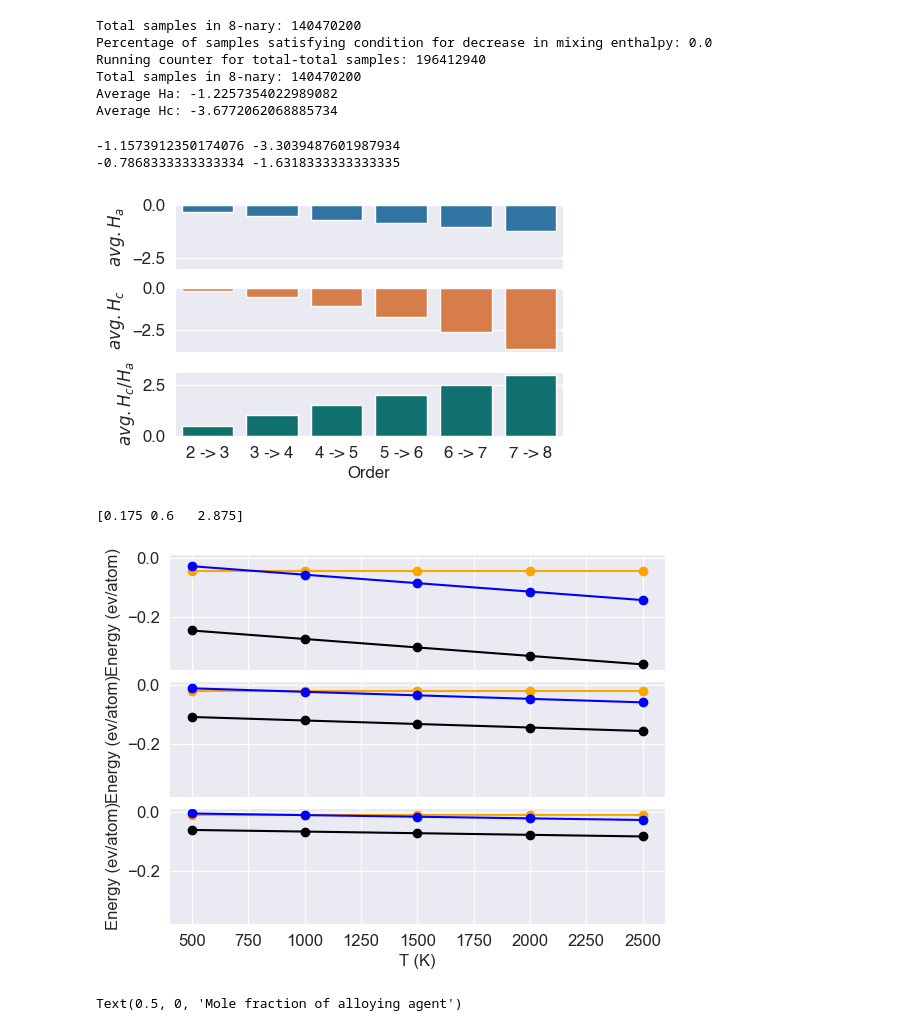
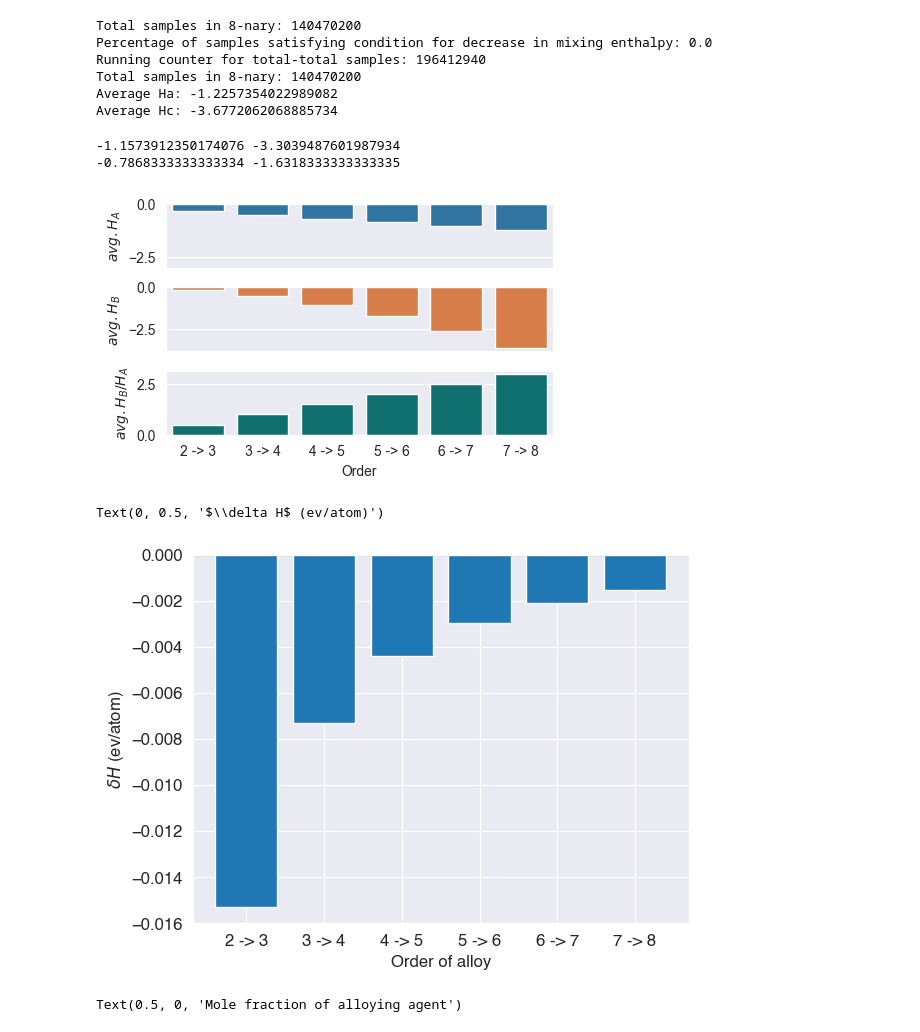
Before and after one commit to Pravanop/mixing-enthalpy, a Jupyter notebook: far_heaa/src/far_heaa/high_throughput/ha_hc.ipynb, the cells around one changed output. Cells and saved outputs as stored; diff of their text form; code cells hidden in the pictures.

Commit message:
alloying updates

```diff
--- a/far_heaa/src/far_heaa/high_throughput/ha_hc.ipynb
+++ b/far_heaa/src/far_heaa/high_throughput/ha_hc.ipynb
@@ -177,9 +172,9 @@ sns.barplot(x=x, y=hc, ax=ax[1], color="#EE7733")  # Orange
 sns.barplot(x=x, y=[i / j for i, j in zip(hc, ha)], ax=ax[2], color="#008080")  # Teal
 
 # Set labels
-ax[0].set_ylabel('$avg. H_a$')
-ax[1].set_ylabel('$avg. H_c$')
-ax[2].set_ylabel('$avg. H_c/H_a$')
+ax[0].set_ylabel('$avg. H_A$')
+ax[1].set_ylabel('$avg. H_B$')
+ax[2].set_ylabel('$avg. H_B/H_A$')
 ax[2].set_xticks(x)
 ax[0].set_ylim(-3, 0)
 plt.xlabel('Order')
@@ -194,31 +189,35 @@ plt.show()
 # %% [output]
 -1.1573912350174076 -3.3039487601987934
 -0.7868333333333334 -1.6318333333333335
-[figure, old version]
+[figure, new version]
 # %%
-fig, ax = plt.subplots(3, 1, sharex=True, sharey=True)
-
-n = np.array([2, 4, 8])
+# fig, ax = plt.subplots(3, 1, sharex=True, sharey=True)
+x = [f'{i} -> {i+1}' for i in range(2, 8)]
+n = np.array([2, 3, 4, 5, 6, 7])
 low_entropy = -0.5
 mid_entropy = -1
 high_entropy = -2.5
-ratios = np.array([low_entropy, mid_entropy, high_entropy])
-ha = np.array([-0.35, -0.6, -1.15])
-hc = ha*ratios
-
+ratios = np.array([low_entropy, mid_entropy, high_entropy, high_entropy, high_entropy, high_entropy])
+ha = np.array([-0.350, -0.525, -0.70, -0.876, -1.05, -1.22])
+hc = np.array([-0.170, -0.525, -1.05, -1.75, -2.626, -3.67])
 delta_hn = 1/(n*(n+1))**2
-delta_hn *= ((-2*n-1)*hc + n*ha)
+delta_hn *= ((-2*n-1)*hc + n*n*ha)
 delta_sn = 8.314e-5*np.log(n/(n-1))
-print(hc)
-T = np.array([500, 1000, 1500, 2000, 2500])
-for idx in range(3):
-    ax[idx].plot(T, [delta_hn[idx]]*len(T), color='orange', marker = 'o')
-    ax[idx].plot(T, -T*delta_sn[idx], color='blue', marker = 'o')
-    ax[idx].plot(T, np.array([delta_hn[idx]])*len(T)-T*delta_sn[idx], color='black', marker = 'o')
-    ax[idx].set_ylabel('Energy (ev/atom)')
-ax[2].set_xlabel('T (K)')
-plt.subplots_adjust(hspace=0.1, wspace=0.0)
+# print(hc)
+# T = np.array([500, 1000, 1500, 2000, 2500])
+# for idx in range(3):
+#     ax[idx].plot(T, [delta_hn[idx]]*len(T), color='orange', marker = 'o')
+#     ax[idx].plot(T, -T*delta_sn[idx], color='blue', marker = 'o')
+#     ax[idx].plot(T, np.array([delta_hn[idx]])*len(T)-T*delta_sn[idx], color='black', marker = 'o')
+#     ax[idx].set_ylabel('Energy (ev/atom)')
+# ax[2].set_xlabel('T (K)')
+# plt.subplots_adjust(hspace=0.1, wspace=0.0)
+plt.bar(n, delta_hn)
+plt.axhline(0, color='black')
+plt.xlabel('Order of alloy')
+plt.xticks(n, x)
+plt.ylabel('$\delta H$ (ev/atom)')
 # %% [output]
-[0.175 0.6   2.875]
+Text(0, 0.5, '$\\delta H$ (ev/atom)')
-[figure, old version]
+[figure, new version]
 # %%
```
Also changed, not shown: parts of 5 cells of this notebook, 12 other files.
